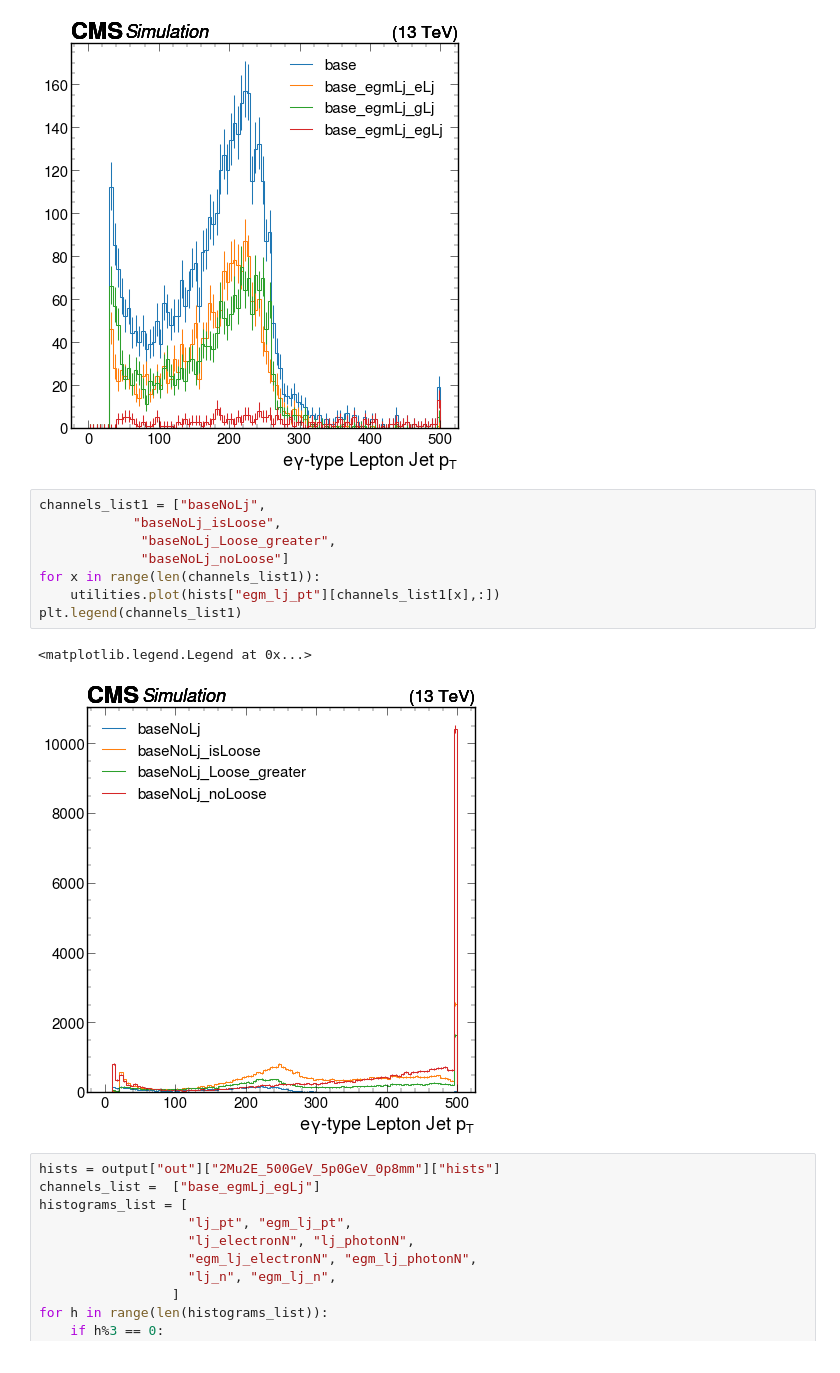
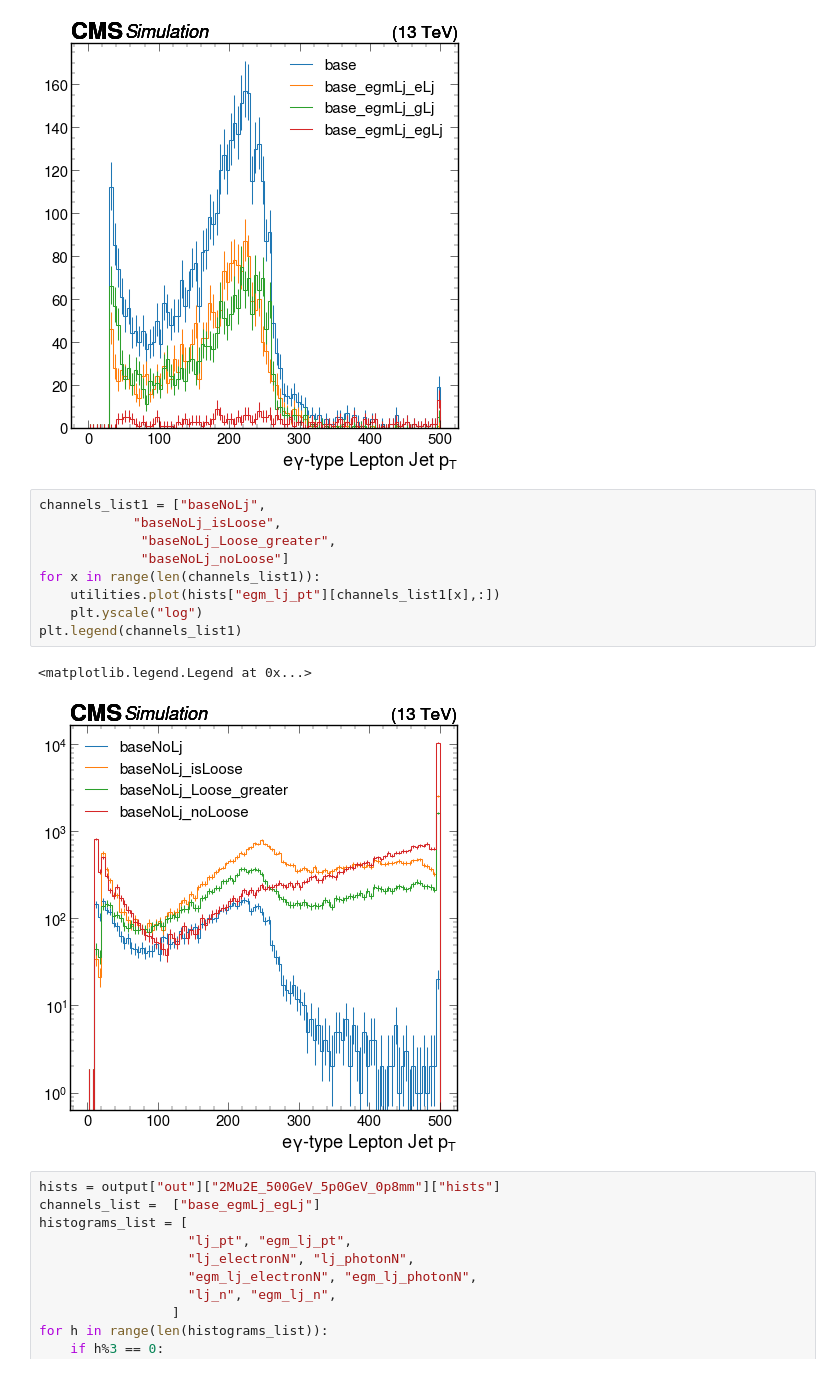
Before and after one commit to mariajose2398/SIDM, a Jupyter notebook: sidm/studies/signal_kinematics/lepton_jets.ipynb, the cells around one changed output. Saved outputs shown, nothing was run; the diff lists cells and outputs as text.

```diff
--- a/sidm/studies/signal_kinematics/lepton_jets.ipynb
+++ b/sidm/studies/signal_kinematics/lepton_jets.ipynb
@@ -151,14 +151,15 @@ plt.legend(channels_list1)
 # %%
 channels_list1 = ["baseNoLj",
             "baseNoLj_isLoose",
              "baseNoLj_Loose_greater",
              "baseNoLj_noLoose"]
 for x in range(len(channels_list1)):
     utilities.plot(hists["egm_lj_pt"][channels_list1[x],:])
+    plt.yscale("log")
 plt.legend(channels_list1)
 # %% [output]
 <matplotlib.legend.Legend at 0x...>
-[figure, old version]
+[figure, new version]
 # %%
 hists = output["out"]["2Mu2E_500GeV_5p0GeV_0p8mm"]["hists"]
 channels_list =  ["base_egmLj_egLj"]
```
Also changed, not shown: 4 other files.
